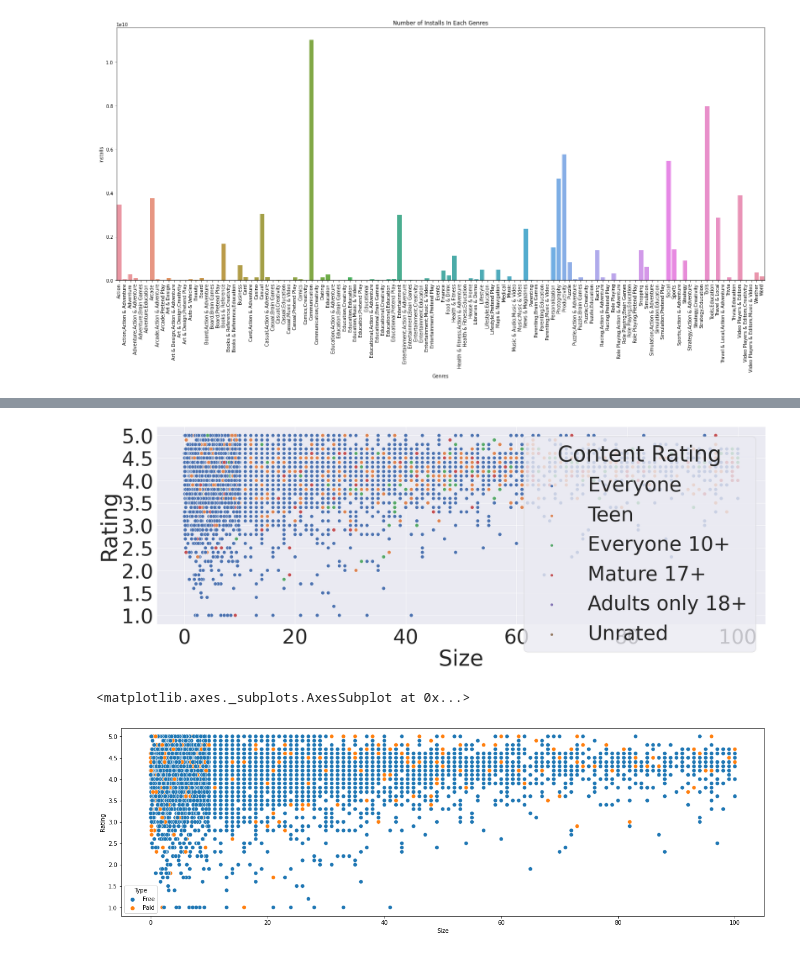
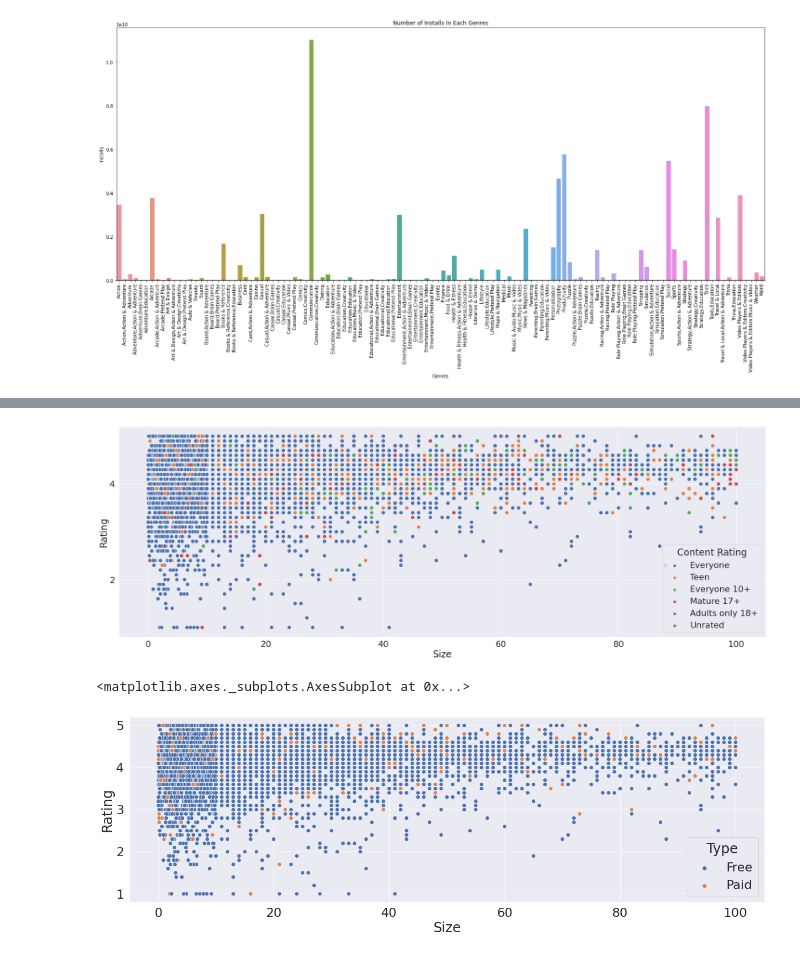
Before and after one commit to MijulSaxena/EDA-project-on-Gooogle-playstore., a Jupyter notebook: Play_Store_App_Review_Analysis_Capstone_Project_by_Mijul_Saxena.ipynb, the cells around one changed output, grey strips where cells are left out. Saved outputs shown, nothing was run; the diff lists cells and outputs as text; code cells hidden in the pictures.

```diff
--- a/Play_Store_App_Review_Analysis_Capstone_Project_by_Mijul_Saxena.ipynb
+++ b/Play_Store_App_Review_Analysis_Capstone_Project_by_Mijul_Saxena.ipynb
@@ -413,12 +413,12 @@ Text(0, 0.5, 'Number of Apps')
 # %%
 plt.figure(figsize=(30, 10))
 sns.scatterplot(play_store_data['Size'], play_store_data['Rating'], hue = play_store_data['Content Rating'], s=100)
-sns.set(font_scale=2)
+sns.set(font_scale=5)
 # %% [output]
-[figure, old version]
+[figure, new version]
 # %%
 plt.figure(figsize=(20, 6))
 sns.scatterplot(play_store_data['Size'], play_store_data['Rating'], hue=play_store_data['Type'], s=50)
 # %% [output]
 <matplotlib.axes._subplots.AxesSubplot at 0x...>
-[figure, old version]
+[figure, new version]
```
Also changed, not shown: parts of 3 cells of this notebook.
